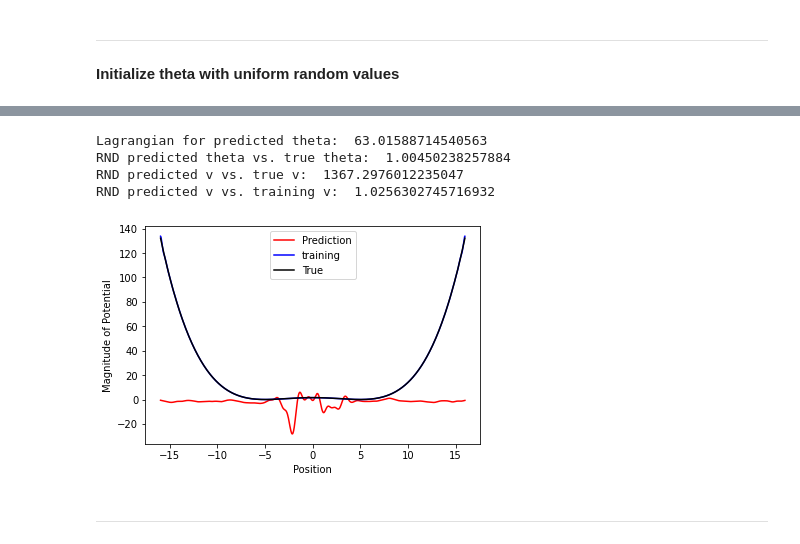
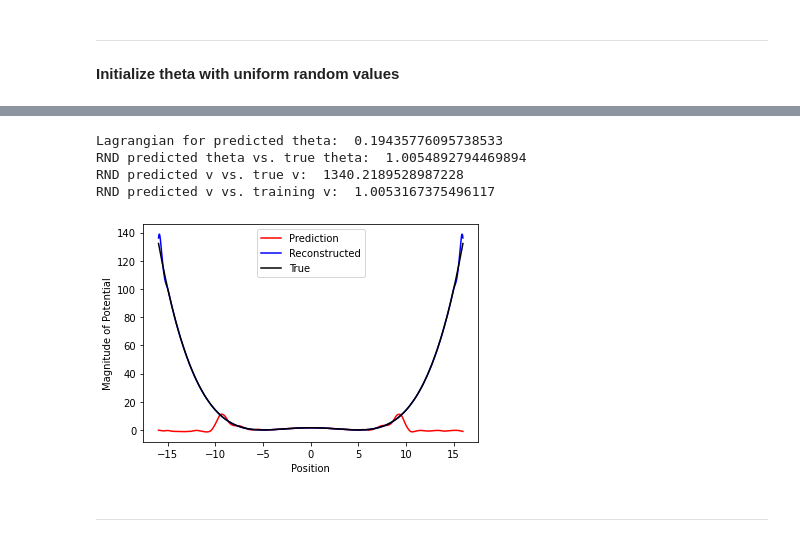
Before and after one commit to kbcollins/tdse, a Jupyter notebook: tdse-adj-kbc-gauss-results.ipynb, the cells around one changed output, grey strips where cells are left out. Drawn from its saved outputs; the diff is of its cells as text; code cells hidden in the pictures.

```diff
--- a/tdse-adj-kbc-gauss-results.ipynb
+++ b/tdse-adj-kbc-gauss-results.ipynb
@@ -122,3 +61,22 @@ plt.plot(xvec, vtrue)
 plt.show()
 # %% [output]
 [figure]
+# %%
+# this code transforms the true potential to the
+# Fourier basis
+
+# the integer '100' can be adjusted to improve resolution
+# if we set fsample = 2*nfb, then we are sampling at the
+# Nyquist frequency
+fbsample = 100 * 2 * nfb
+xfbvec = np.linspace(-bigL, bigL, fbsample+2)
+vfbvec = np.fft.rfft(v(xfbvec), norm='forward')
+vfbvecrec = np.fft.irfft(vfbvec, norm='forward')
+
+# plot potentials
+plt.plot(xfbvec, vfbvecrec, label='FB Reconstruct')
+plt.plot(xvec, vtrue, label='Truth')
+plt.title('True and Reconstructed Fourier Basis Potentials')
+plt.xlabel('x')
+plt.legend()
+plt.show()
@@ -167,7 +187,7 @@ def gbcfs(fxg, xg, alpha):
 
     return cfs
 # %%
-bigJ = 70
+bigJ = 32
 
 # alpha determines the amount of overlap of our basis
 # it shouldn't be too much or too little, it should also
@@ -335,13 +426,3 @@ def propl(spcpropl, sttspropl, amat, amattrupropl, ntpropl):
 <h3>Inverse Problem</h3>
 # %% [markdown]
 **Code for Adjoint Method**
-# %%
-# compute the true propagation from the initial state
-# and the true potential
-_, _, amattru = propa(cfstru, inita, nt, mkgvmat)
-
-# transform amat to real space
-psimattru = amattru @ convmat
-
-# check if psimattrue is normalized for every time step
-print(np.sqrt(np.sum(np.abs(amattru) ** 2, axis=1)))
@@ -540,5 +619,5 @@ glbobjhis = np.zeros(objechistlen)
 glbitrcnt = 0
 
 resform = so.minimize(objectfn, cffform, jac=gradfn, method='BFGS',
-                      options={'disp': True, 'maxiter': 20}).x
+                      options={'disp': True, 'maxiter': 100}).x
 # %% [output]
@@ -558,38 +637,38 @@ plt.show()
 # %%
 # results
 
 # Print value of objective for predicted theta
 print('Lagrangian for predicted theta: ', objectfn(resform))
 
 # Relative norm difference of predicted theta to true theta
 print('RND predicted theta vs. true theta: ', nl.norm(resform - cfstru) / nl.norm(cfstru))
 
 # use the predicted theta to compute the predicted potential
 vformprdc = gmatplot @ resform
 
 # Relative norm difference of the predicted potential to true potential
 print('RND predicted v vs. true v: ', nl.norm(vtrue - vformprdc))
 
 # Relative norm difference of the predicted potential to training data
 print('RND predicted v vs. training v: ', nl.norm(vxtrurec - vformprdc) / nl.norm(vxtrurec))
 
 # red = learned potential
 # blue = reconstructed potential
 # black = true potential
 trim = 1
 plt.plot(xvec[trim:-trim], vformprdc[trim:-trim], color='red', label='Prediction')
-plt.plot(xvec[trim:-trim], vxtrurec[trim:-trim], color='blue', label='training')
+plt.plot(xvec[trim:-trim], vxtrurec[trim:-trim], color='blue', label='Reconstructed')
 plt.plot(xvec[trim:-trim], vtrue[trim:-trim], color='black', label='True')
 plt.xlabel('Position')
 plt.ylabel('Magnitude of Potential')
 plt.legend()
 plt.show()
 # %% [output]
-Lagrangian for predicted theta:  63.01588714540563
-RND predicted theta vs. true theta:  1.00450238257884
-RND predicted v vs. true v:  1367.2976012235047
-RND predicted v vs. training v:  1.0256302745716932
+Lagrangian for predicted theta:  0.19435776095738533
+RND predicted theta vs. true theta:  1.0054892794469894
+RND predicted v vs. true v:  1340.2189528987228
+RND predicted v vs. training v:  1.0053167375496117
-[figure, old version]
+[figure, new version]
 # %% [markdown]
 ---
 # %%
```
Also changed, not shown: parts of 18 cells of this notebook.
